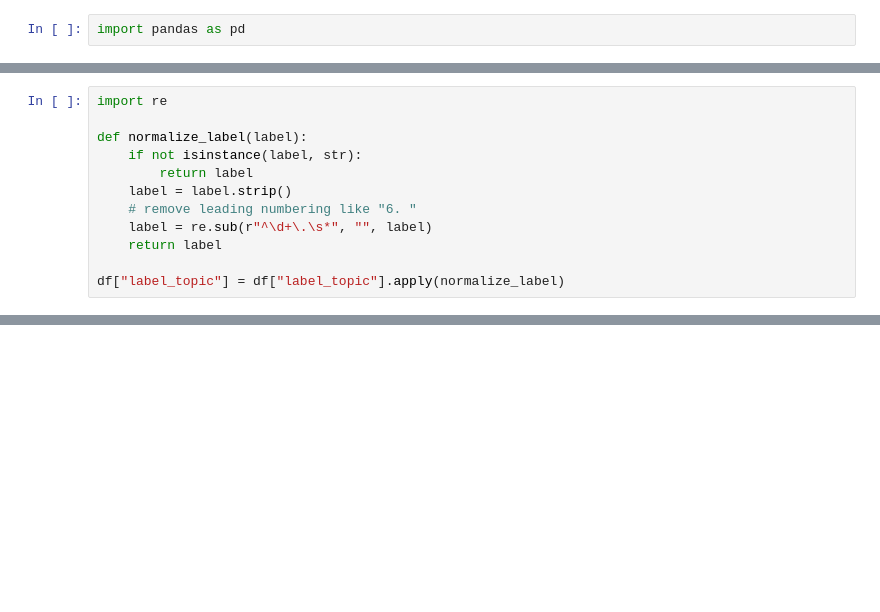
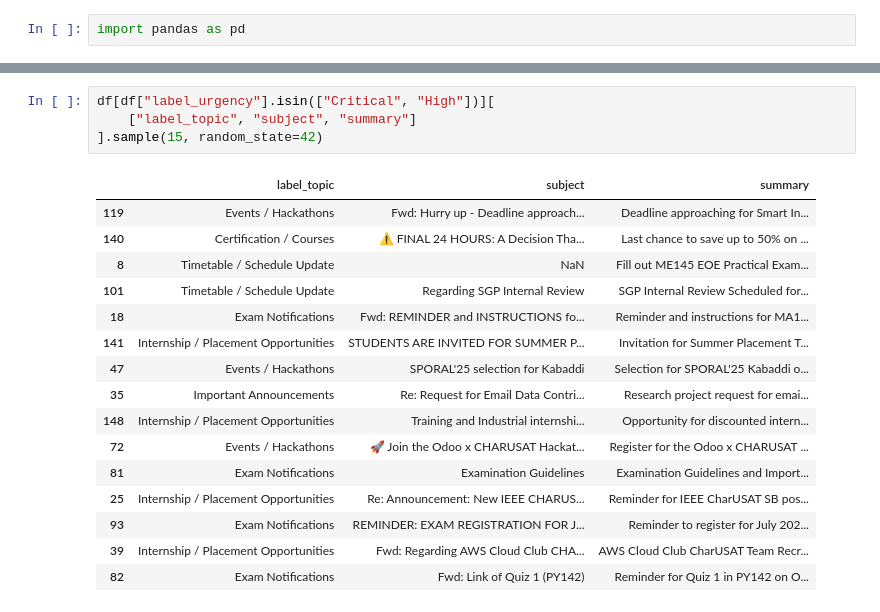
Before and after one commit to vmalani27/Uni-Dash_Reborn, a Jupyter notebook: Machine_Learning_Algo/step4_label_topic/Step3 visualisation after partial labelling.ipynb, the cells around one changed output, grey strips where cells are left out. Cells and saved outputs as stored; diff of their text form; blank space fills up the shorter version.

```diff
--- a/Machine_Learning_Algo/step4_label_topic/Step3 visualisation after partial labelling.ipynb
+++ b/Machine_Learning_Algo/step4_label_topic/Step3 visualisation after partial labelling.ipynb
@@ -66,12 +46,0 @@ VALID_LABELS = {
-# %%
-import re
-
-def normalize_label(label):
-    if not isinstance(label, str):
-        return label
-    label = label.strip()
-    # remove leading numbering like "6. "
-    label = re.sub(r"^\d+\.\s*", "", label)
-    return label
-
-df["label_topic"] = df["label_topic"].apply(normalize_label)
@@ -124,0 +81,21 @@ df.to_csv("level_2_fixed_3rd_jan.csv",index=False)
+# %%
+df[df["label_urgency"].isin(["Critical", "High"])][
+    ["label_topic", "subject", "summary"]
+].sample(15, random_state=42)
+# %% [output]
+|  | label_topic | subject | summary |
+| 119 | Events / Hackathons | Fwd: Hurry up - Deadline approach... | Deadline approaching for Smart In... |
+| 140 | Certification / Courses | ⚠️ FINAL 24 HOURS: A Decision Tha... | Last chance to save up to 50% on ... |
+| 8 | Timetable / Schedule Update | NaN | Fill out ME145 EOE Practical Exam... |
+| 101 | Timetable / Schedule Update | Regarding SGP Internal Review | SGP Internal Review Scheduled for... |
+| 18 | Exam Notifications | Fwd: REMINDER and INSTRUCTIONS fo... | Reminder and instructions for MA1... |
+| 141 | Internship / Placement Opportunities | STUDENTS ARE INVITED FOR SUMMER P... | Invitation for Summer Placement T... |
+| 47 | Events / Hackathons | SPORAL'25 selection for Kabaddi | Selection for SPORAL'25 Kabaddi o... |
+| 35 | Important Announcements | Re: Request for Email Data Contri... | Research project request for emai... |
+| 148 | Internship / Placement Opportunities | Training and Industrial internshi... | Opportunity for discounted intern... |
+| 72 | Events / Hackathons | 🚀 Join the Odoo x CHARUSAT Hackat... | Register for the Odoo x CHARUSAT ... |
+| 81 | Exam Notifications | Examination Guidelines | Examination Guidelines and Import... |
+| 25 | Internship / Placement Opportunities | Re: Announcement: New IEEE CHARUS... | Reminder for IEEE CharUSAT SB pos... |
+| 93 | Exam Notifications | REMINDER: EXAM REGISTRATION FOR J... | Reminder to register for July 202... |
+| 39 | Internship / Placement Opportunities | Fwd: Regarding AWS Cloud Club CHA... | AWS Cloud Club CharUSAT Team Recr... |
+| 82 | Exam Notifications | Fwd: Link of Quiz 1 (PY142) | Reminder for Quiz 1 in PY142 on O... |
```
Also changed, not shown: parts of 12 cells of this notebook, 22 other files.
